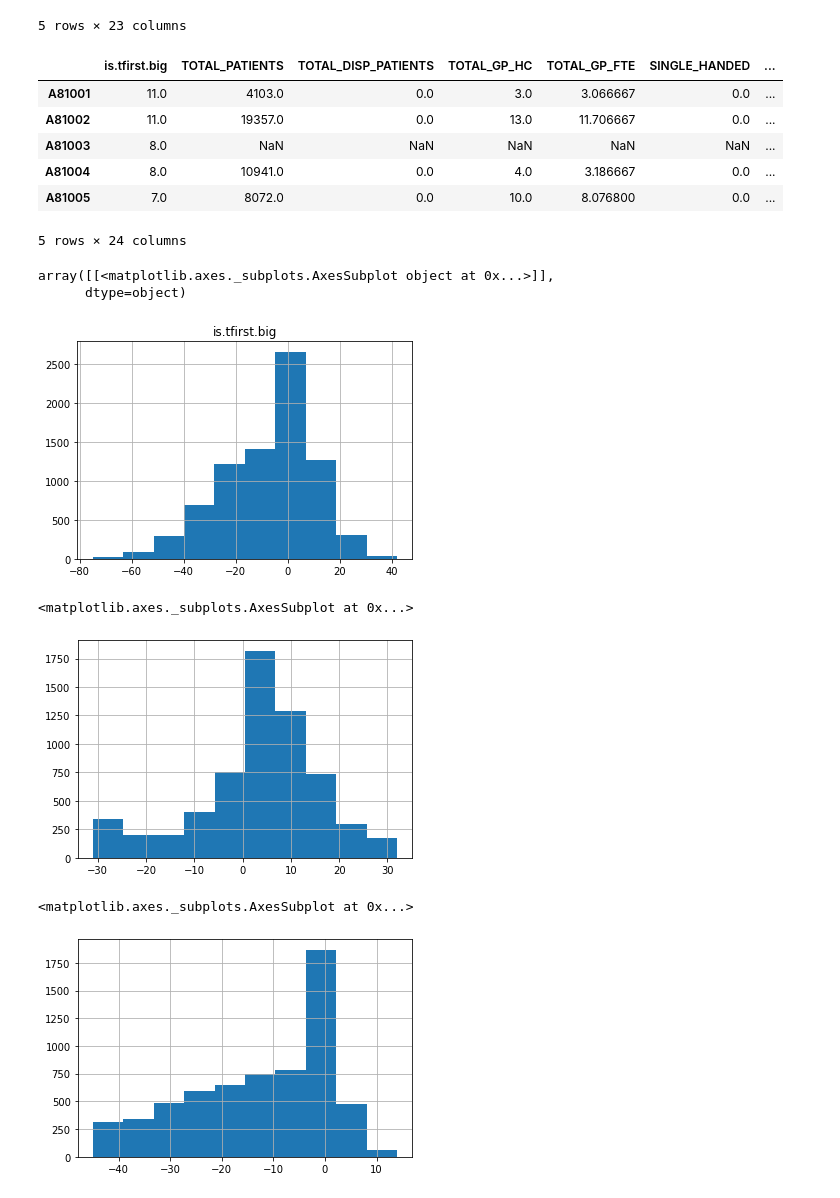
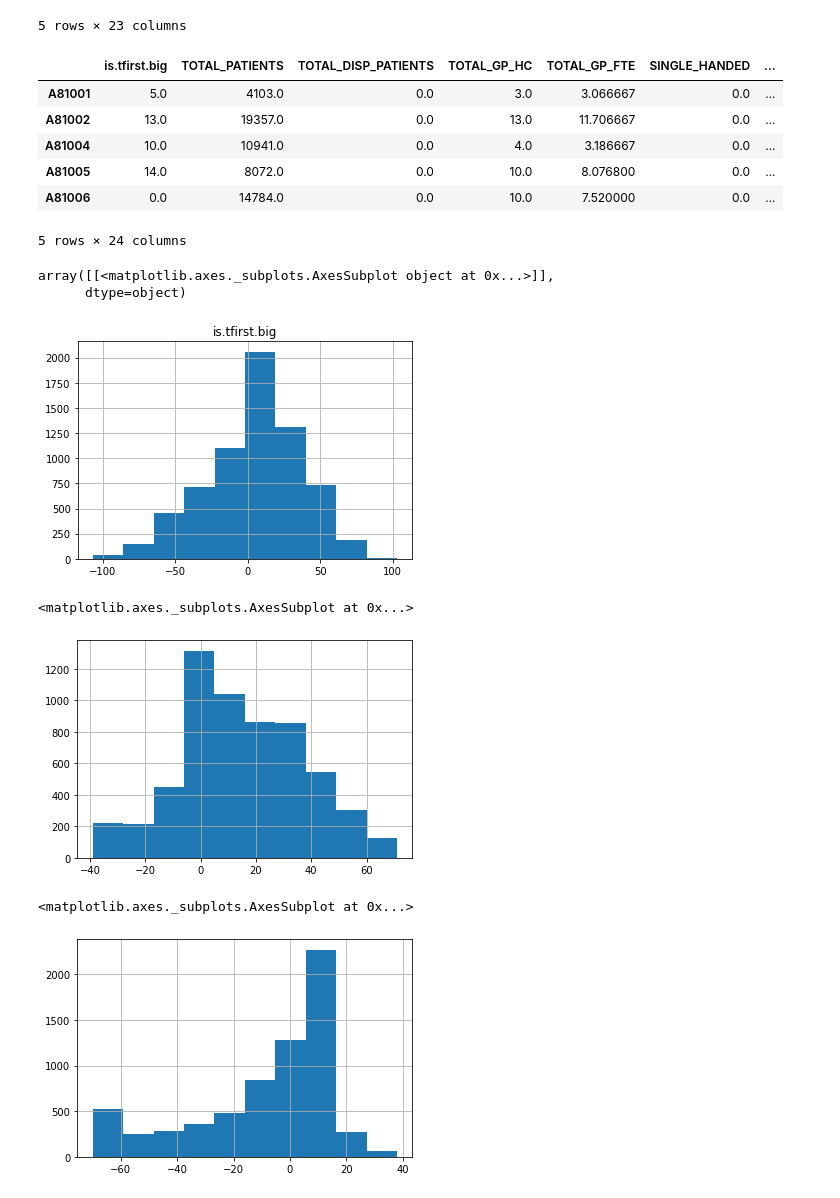
Before and after one commit to ebmdatalab/factors-associated-with-changing-notebook, a Jupyter notebook: notebooks/Factors_associated_with_changing.ipynb, the cells around one changed output. Drawn from its saved outputs; the diff is of its cells as text; code cells hidden in the pictures.

Commit message:
run on two example measures

```diff
--- a/notebooks/Factors_associated_with_changing.ipynb
+++ b/notebooks/Factors_associated_with_changing.ipynb
@@ -6,0 +16,5 @@ from lib.regression import rd
+# %%
+measures = ['desogestrel','trimethoprim']
+run_name = 'first_go'
+get_measure_json(measures, run_name)
+build_sql(run_name)
@@ -7,10 +24,11 @@ from lib.regression import rd
 # %%
-change = chg.ChangeDetection('practice_data%',
-                                    measure=True,
-                                    direction='down',
-                                    use_cache=True,
-                                    overwrite=False,
-                                    verbose=False,
-                                    draw_figures='no',
-                                    measure_folder='alex')
+change = chg.ChangeDetection(
+    name=run_name,
+    measure=True,
+    custom_measure=True,
+    direction='down',
+    use_cache=True,
+    overwrite=False,
+    verbose=False,
+    draw_figures='no')
 change.run()
@@ -73,26 +85,26 @@ data_for_stata.to_csv('../lib/regression/data/data_for_stata.csv')
 data_for_stata.head()
 # %% [output]
 |  | is.tfirst.big | TOTAL_PATIENTS | TOTAL_DISP_PATIENTS | TOTAL_GP_HC | TOTAL_GP_FTE | SINGLE_HANDED | ... |
-| A81001 | 11.0 | 4103.0 | 0.0 | 3.0 | 3.066667 | 0.0 | ... |
-| A81002 | 11.0 | 19357.0 | 0.0 | 13.0 | 11.706667 | 0.0 | ... |
-| A81003 | 8.0 | NaN | NaN | NaN | NaN | NaN | ... |
-| A81004 | 8.0 | 10941.0 | 0.0 | 4.0 | 3.186667 | 0.0 | ... |
-| A81005 | 7.0 | 8072.0 | 0.0 | 10.0 | 8.076800 | 0.0 | ... |
+| A81001 | 5.0 | 4103.0 | 0.0 | 3.0 | 3.066667 | 0.0 | ... |
+| A81002 | 13.0 | 19357.0 | 0.0 | 13.0 | 11.706667 | 0.0 | ... |
+| A81004 | 10.0 | 10941.0 | 0.0 | 4.0 | 3.186667 | 0.0 | ... |
+| A81005 | 14.0 | 8072.0 | 0.0 | 10.0 | 8.076800 | 0.0 | ... |
+| A81006 | 0.0 | 14784.0 | 0.0 | 10.0 | 7.520000 | 0.0 | ... |
 5 rows × 24 columns
 # %%
 biggest_change.hist()
 # %% [output]
 array([[<matplotlib.axes._subplots.AxesSubplot object at 0x...>]],
       dtype=object)
-[figure, old version]
+[figure, new version]
 # %%
-difference.loc['practice_data_desogestrel','is.tfirst.big'].hist()
+difference.loc['desogestrel','is.tfirst.big'].hist()
 # %% [output]
 <matplotlib.axes._subplots.AxesSubplot at 0x...>
-[figure, old version]
+[figure, new version]
 # %%
-difference.loc['practice_data_trimethoprim','is.tfirst.big'].hist()
+difference.loc['trimethoprim','is.tfirst.big'].hist()
 # %% [output]
 <matplotlib.axes._subplots.AxesSubplot at 0x...>
-[figure, old version]
+[figure, new version]
 # %%
```
Also changed, not shown: parts of 10 cells of this notebook, 40 other files.
